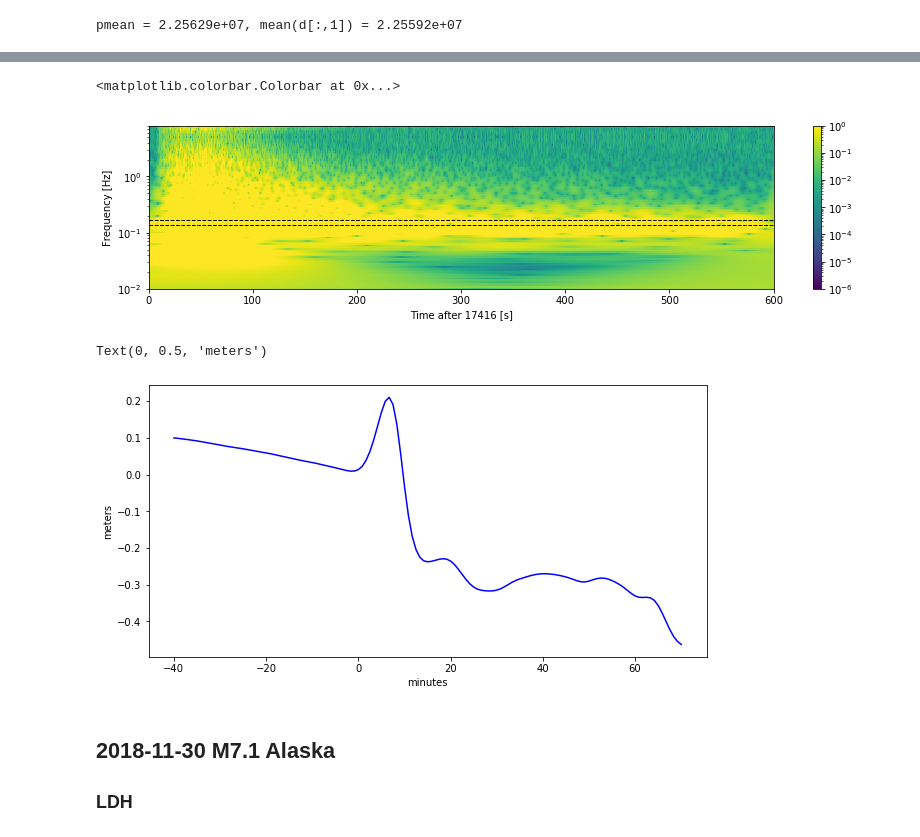
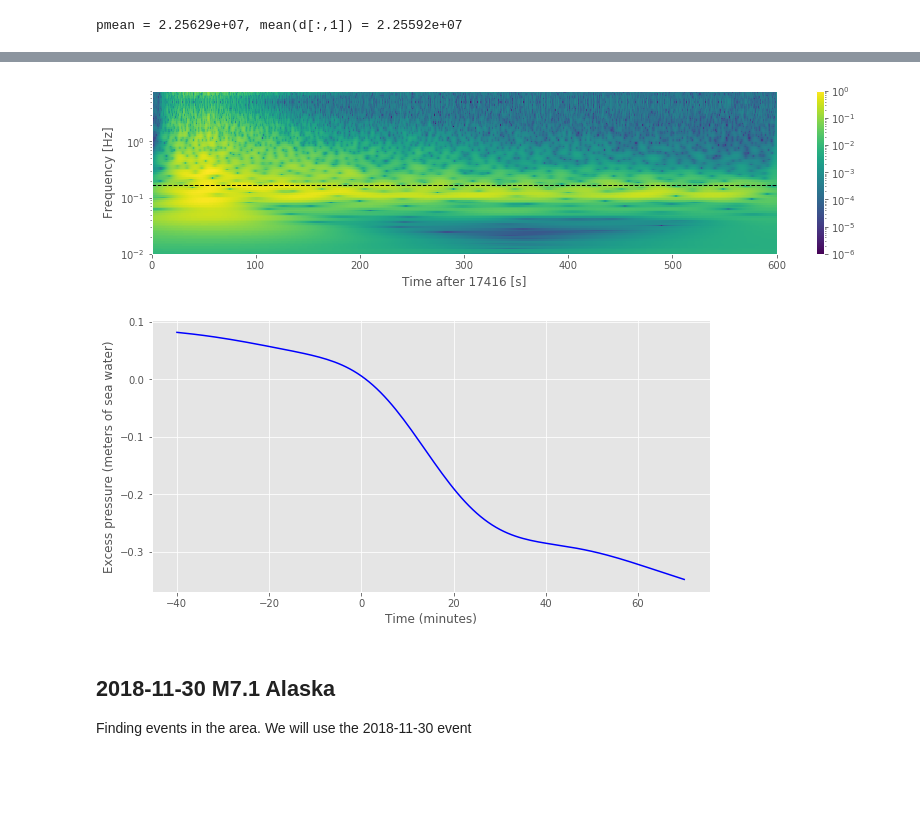
Before and after one commit to chrismhl/AMATH582, a Jupyter notebook: Final Project/582_FinalProject_LiuChristopher.ipynb, the cells around one changed output, grey strips where cells are left out. Saved outputs shown, nothing was run; the diff lists cells and outputs as text; code cells hidden in the pictures; blank space fills up the shorter version.

```diff
--- a/Final Project/582_FinalProject_LiuChristopher.ipynb
+++ b/Final Project/582_FinalProject_LiuChristopher.ipynb
@@ -50,5 +53,6 @@ Text(0, 0.5, 'Excess pressure (meters of sea water)')
 # %%
-figure(1, figsize=(14,4))
+plt.style.use('ggplot')
+figure(1, figsize=(12,4))
 clf()
 plot(t[173560:177161]/60.,p[173560:177161],'b',linewidth=0.5)
 xlim(-1,5)
@@ -56,4 +60,6 @@ ylim(-30,30)
 grid(True)
 xlabel('minutes after earthquake')
 ylabel('Excess pressure (meters of sea water)')
+
+savefig('pg1sig_png')
 # %% [output]
@@ -165,5 +161,6 @@ Text(0, 0.5, 'Excess pressure (meters of sea water)')
 # %%
-figure(1, figsize=(14,4))
+plt.style.use('ggplot')
+figure(1, figsize=(12,4))
 clf()
 plot(t2[173560:177161]/60.,p2[173560:177161],'b',linewidth=0.5)
 xlim(-1,5)
@@ -171,4 +168,6 @@ ylim(-30,30)
 grid(True)
 xlabel('minutes after earthquake')
 ylabel('Excess pressure (meters of sea water)')
+
+savefig('pg2sig_png')
 # %% [output]
@@ -186,34 +175,35 @@ plt.plot(t2,numpy.polyval(poly,t2))
 # %%
 #truncating the data for the spectrogram
-dat_trunc2 = dat_notrend2[174160:180161]
+p_trunc2 = p2[174160:180161]
 t_trunc2 = t2[174160:180161]
 # %%
 f_min = 0.01
 f_max = 8
 w0 = 10 #parameter for the wavelet, tradeoff between time and frequency resolution
 
-scalogram = cwt(dat_trunc2, dt, w0, f_min, f_max)
+scalogram = cwt(p_trunc2, dt, w0, f_min, f_max)
 
 fig = plt.figure(figsize=(14,3))
 ax = fig.add_subplot(111)
 
 x, y = np.meshgrid(t_trunc2,np.logspace(np.log10(f_min), np.log10(f_max), scalogram.shape[0]))
 scalonorm = np.abs(scalogram)/np.amax(abs(scalogram)) #normalize scalogram
 
-p1 = ax.pcolormesh(x, y, np.abs(scalogram), cmap=obspy_sequential, norm=colors.LogNorm(vmin=1e-6, vmax=1))
+p1 = ax.pcolormesh(x, y, np.abs(scalonorm), cmap=obspy_sequential, norm=colors.LogNorm(1e-6, vmax=1))
 
 #dotted lines corresponding to the frequencies
 plt.axhline(y=0.165,color='black',ls='--',lw=1)
-plt.axhline(y=0.138,color='black',ls='--',lw=1)
+#plt.axhline(y=0.138,color='black',ls='--',lw=1)
 
 ax.set_xlabel("Time after 17416 [s]")
 ax.set_ylabel("Frequency [Hz]")
 ax.set_yscale('log')
 ax.set_ylim(f_min, f_max)
 plt.colorbar(p1)
+
+savefig('pg2spec.png')
 # %% [output]
-<matplotlib.colorbar.Colorbar at 0x...>
-[figure, old version]
+[figure, new version]
 # %%
 # plot running average over window
 j = where(logical_and(t2>=-40*60,t2<=70*60))[0]
@@ -221,7 +211,7 @@ tt = t2[j]
 pp = p2[j]
 # depth = 2283m = 1.522 sec, dt= 0.1 sec, 1.522*10=15.22
 
-width = 10**-4 #width of gaussian
+width = 10**-6 #width of gaussian
 
 #gaussian
 tts = tt-min(tt)
@@ -237,12 +227,13 @@ for jj in range(0,len(t_incr)):
 plt.figure(figsize=(10,5))
 plot((t_incr+min(tt))/60., pw,'b')
 
-xlabel('minutes')
-ylabel('meters')
+xlabel('Time (minutes)')
+ylabel('Excess pressure (meters of sea water)')
+
+savefig('pg2height.png')
 # %% [output]
-Text(0, 0.5, 'meters')
-[figure, old version]
+[figure, new version]
 # %% [markdown]
 ## 2018-11-30 M7.1 Alaska
 
-### LDH
+Finding events in the area. We will use the 2018-11-30 event
```
Also changed, not shown: parts of 27 cells of this notebook.
